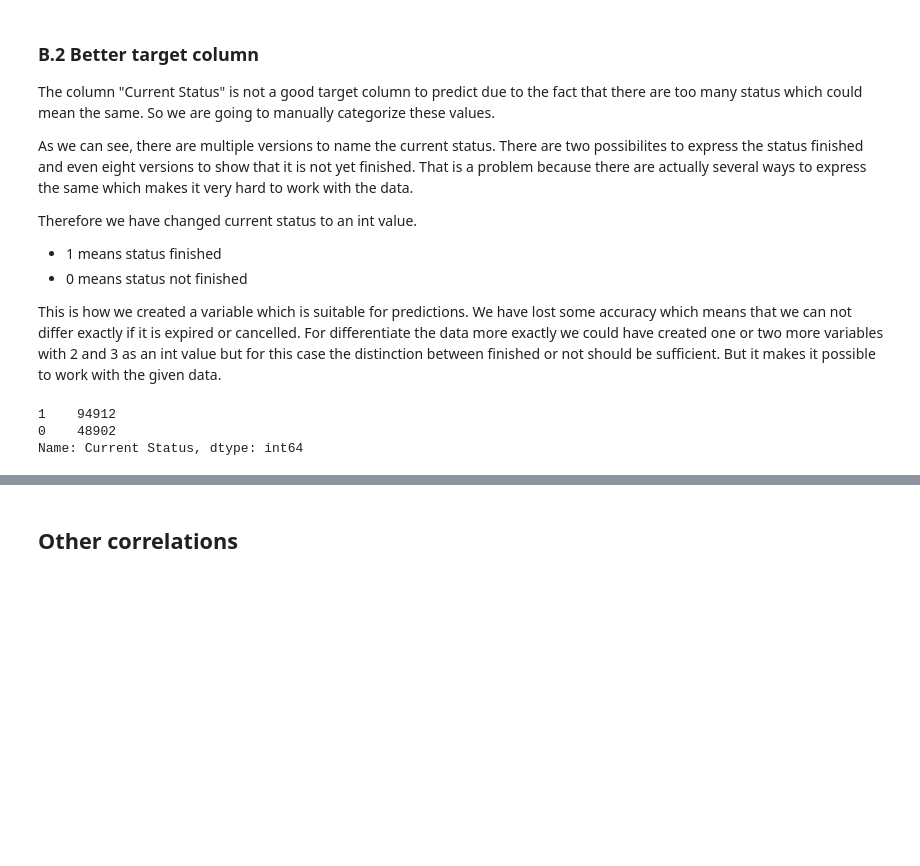
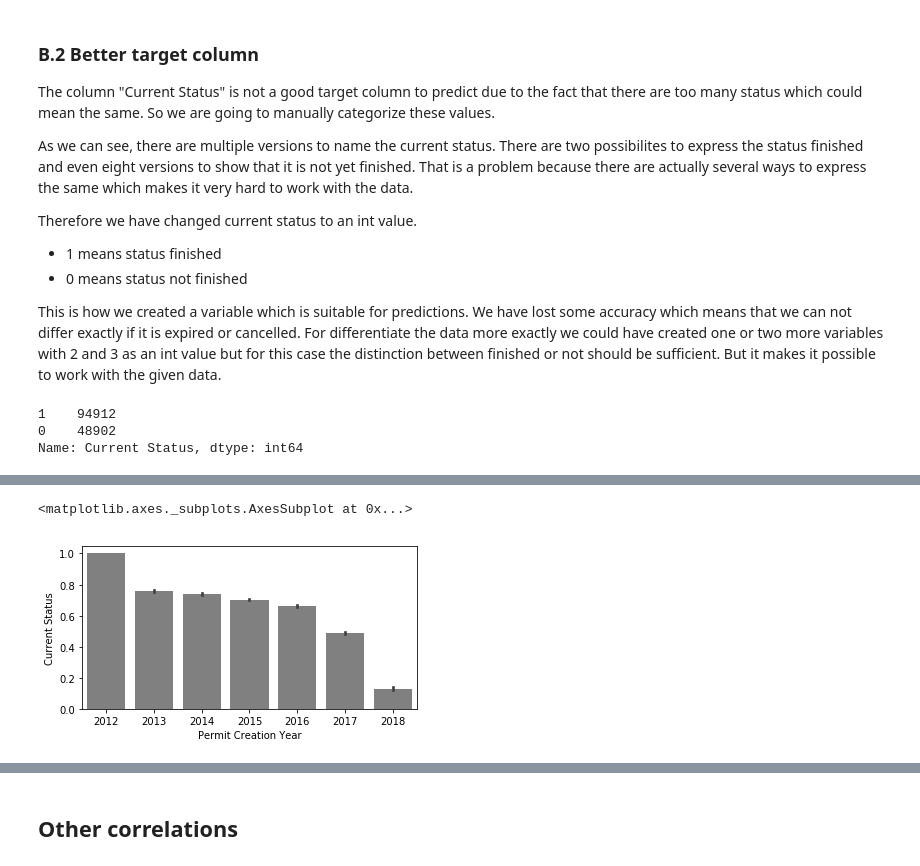
Before and after one commit to LuckyStrike357/atit2_assignment2, a Jupyter notebook: B Permits Exploration .ipynb, the cells around one changed output, grey strips where cells are left out. Drawn from its saved outputs; the diff is of its cells as text; code cells hidden in the pictures; blank space fills up the shorter version.

```diff
--- a/B Permits Exploration .ipynb
+++ b/B Permits Exploration .ipynb
@@ -181,0 +197,6 @@ sns.barplot('Current Status', 'Permit Type', data=sf_df, color="grey")
+# %%
+fig= plt.figure(figsize=(6,3))
+sns.barplot('Permit Creation Year', 'Current Status', data=sf_df, color="grey")
+# %% [output]
+<matplotlib.axes._subplots.AxesSubplot at 0x...>
+[figure, added]
```
Also changed, not shown: parts of 18 cells of this notebook, 3 other files.
